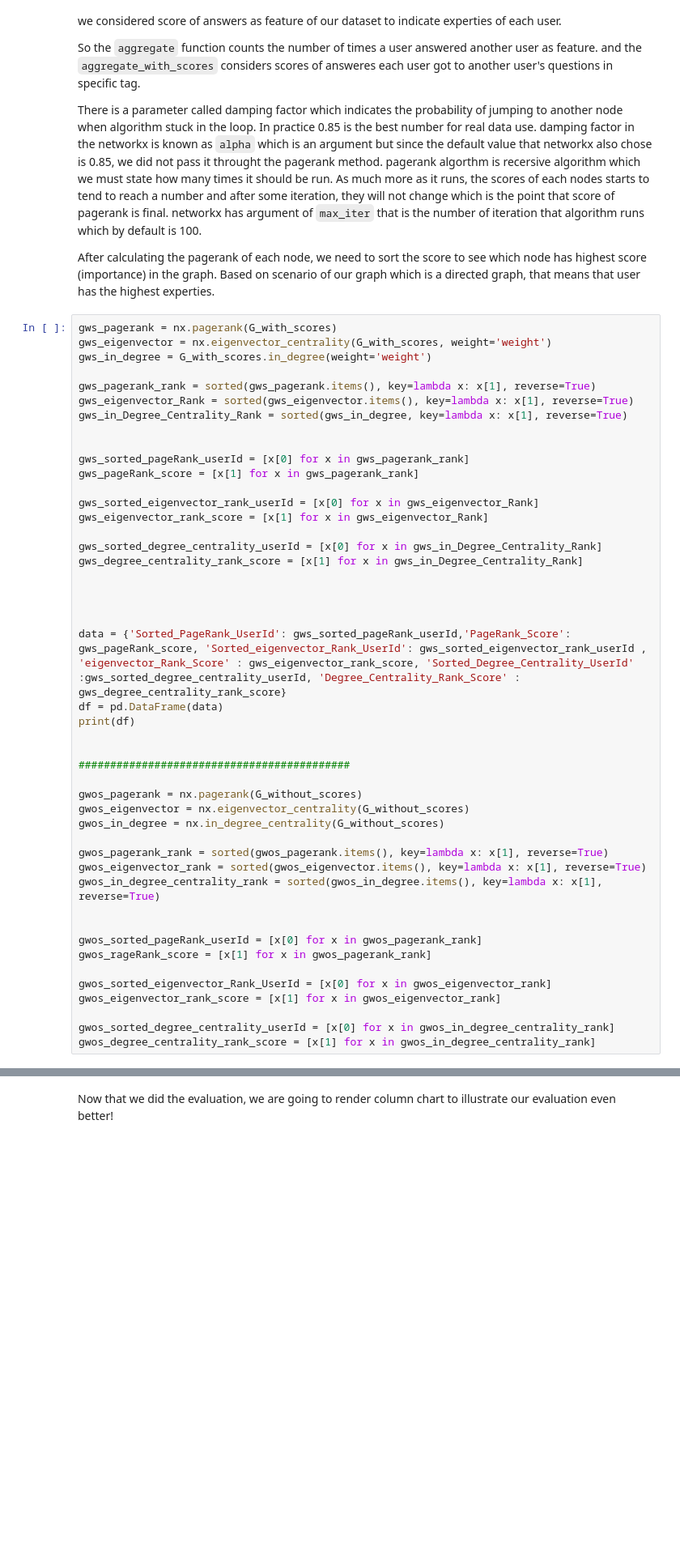
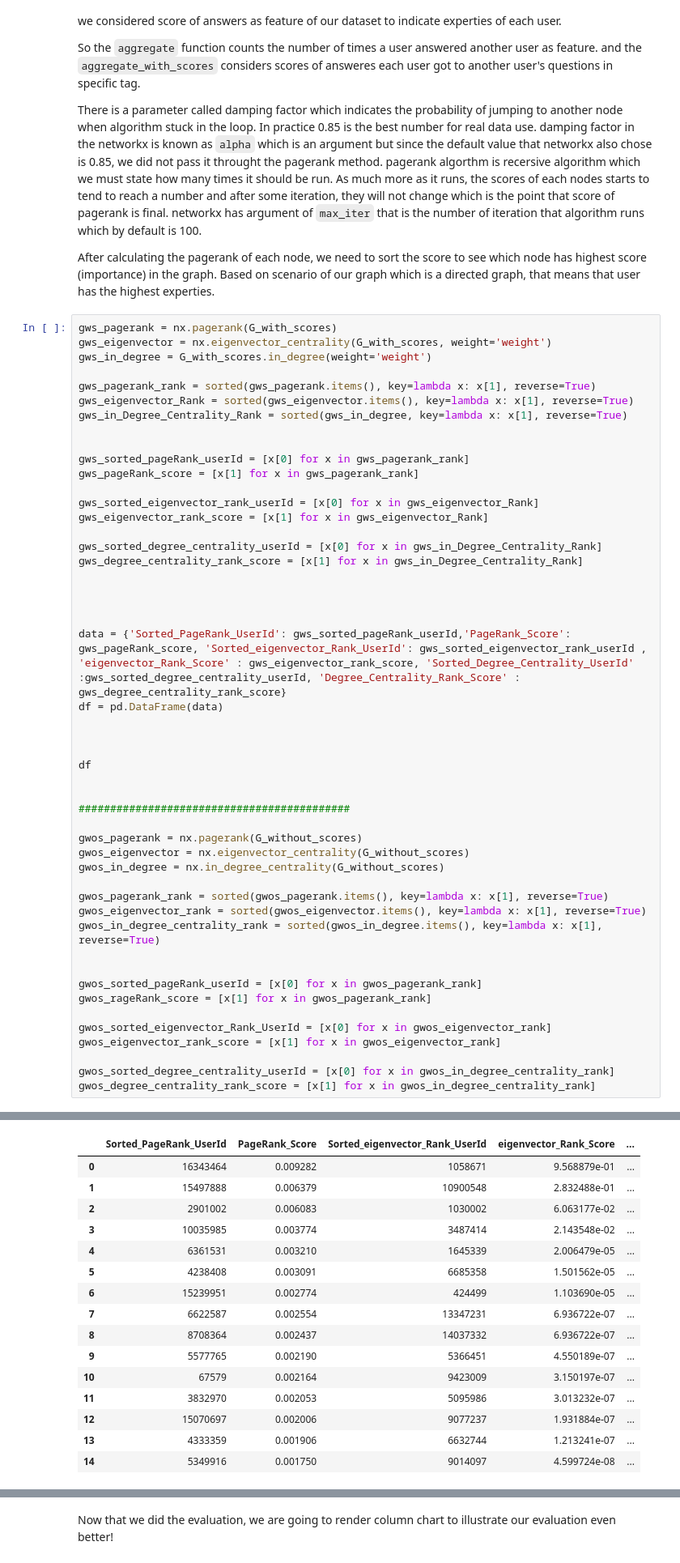
Before and after one commit to behnam7171/SocialWeb, a Jupyter notebook: research_project.ipynb, the cells around one changed output, grey strips where cells are left out. Shown at 81% size. Drawn from its saved outputs; the diff is of its cells as text; blank space fills up the shorter version.

```diff
--- a/research_project.ipynb
+++ b/research_project.ipynb
@@ -159,7 +159,10 @@ gws_degree_centrality_rank_score = [x[1] for x in gws_in_Degree_Centrality_Rank]
 
 data = {'Sorted_PageRank_UserId': gws_sorted_pageRank_userId,'PageRank_Score': gws_pageRank_score, 'Sorted_eigenvector_Rank_UserId': gws_sorted_eigenvector_rank_userId , 'eigenvector_Rank_Score' : gws_eigenvector_rank_score, 'Sorted_Degree_Centrality_UserId' :gws_sorted_degree_centrality_userId, 'Degree_Centrality_Rank_Score' : gws_degree_centrality_rank_score}
 df = pd.DataFrame(data)
-print(df)
+
+
+
+df
 
 
 ###########################################
@@ -202,3 +188,19 @@ gwos_degree_centrality_rank_score = [x[1] for x in gwos_in_degree_centrality_ran
+|  | Sorted_PageRank_UserId | PageRank_Score | Sorted_eigenvector_Rank_UserId | eigenvector_Rank_Score | ... |
+| 0 | 16343464 | 0.009282 | 1058671 | 9.568879e-01 | ... |
+| 1 | 15497888 | 0.006379 | 10900548 | 2.832488e-01 | ... |
+| 2 | 2901002 | 0.006083 | 1030002 | 6.063177e-02 | ... |
+| 3 | 10035985 | 0.003774 | 3487414 | 2.143548e-02 | ... |
+| 4 | 6361531 | 0.003210 | 1645339 | 2.006479e-05 | ... |
+| 5 | 4238408 | 0.003091 | 6685358 | 1.501562e-05 | ... |
+| 6 | 15239951 | 0.002774 | 424499 | 1.103690e-05 | ... |
+| 7 | 6622587 | 0.002554 | 13347231 | 6.936722e-07 | ... |
+| 8 | 8708364 | 0.002437 | 14037332 | 6.936722e-07 | ... |
+| 9 | 5577765 | 0.002190 | 5366451 | 4.550189e-07 | ... |
+| 10 | 67579 | 0.002164 | 9423009 | 3.150197e-07 | ... |
+| 11 | 3832970 | 0.002053 | 5095986 | 3.013232e-07 | ... |
+| 12 | 15070697 | 0.002006 | 9077237 | 1.931884e-07 | ... |
+| 13 | 4333359 | 0.001906 | 6632744 | 1.213241e-07 | ... |
+| 14 | 5349916 | 0.001750 | 9014097 | 4.599724e-08 | ... |
 # %% [markdown]
 ## Evaluation
 Before we introduce our evaluation methods, we must introduce which data we are comparing our data to.
```
Also changed, not shown: parts of 6 cells of this notebook.
